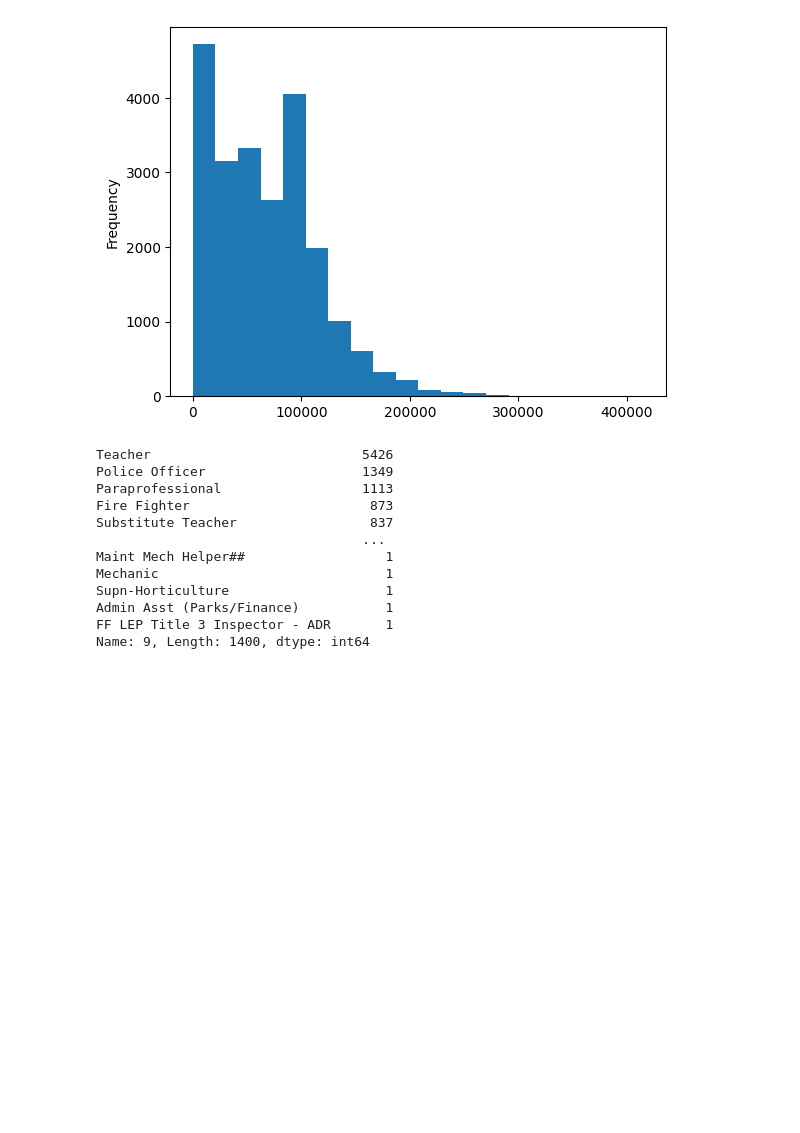
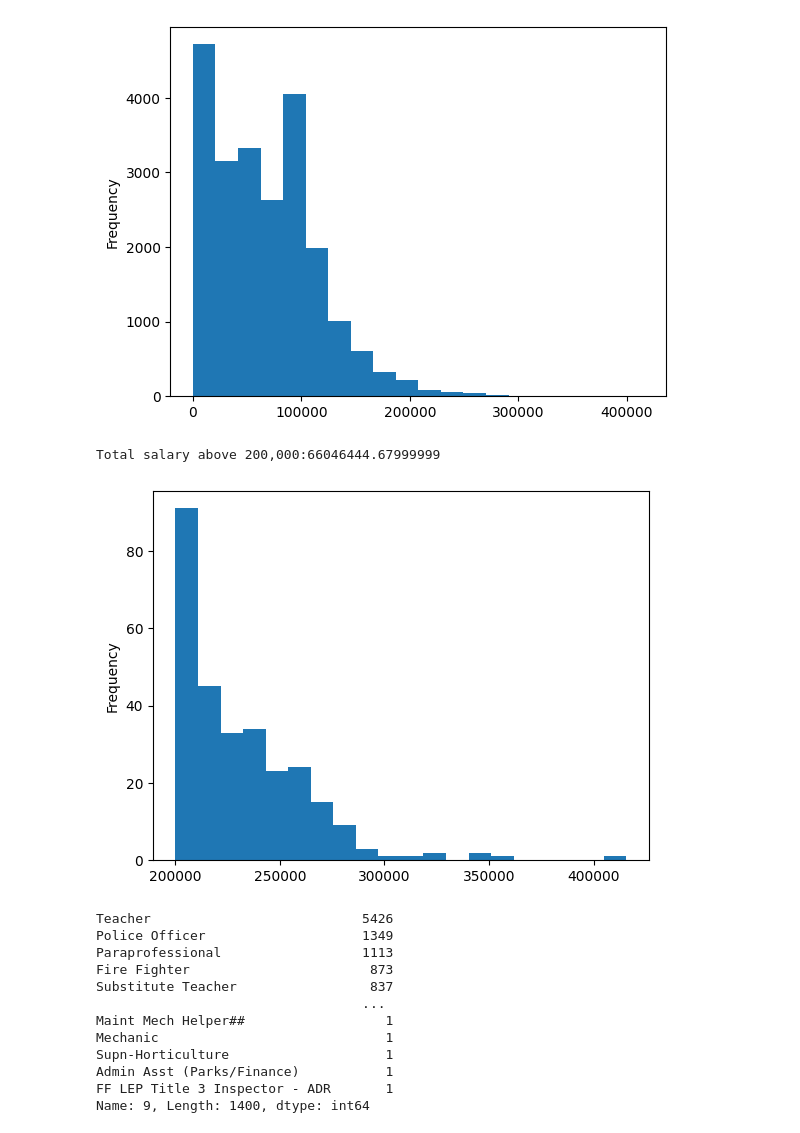
Before and after one commit to johntango/BostonCityD, a Jupyter notebook: boston.ipynb, the cells around one changed output. Cells and saved outputs as stored; diff of their text form; code cells hidden in the pictures; blank space fills up the shorter version.

```diff
--- a/boston.ipynb
+++ b/boston.ipynb
@@ -61,6 +48,14 @@ print("Total salary:"+  str(salary.sum()))
 # %% [output]
 Total salary:1487852768.79
 [figure]
+# %%
+# plot out salaries above 200,000 as a pandas histogram
+salary[salary > 200000].plot.hist(bins=20)
+# print total of all salaries above 200,000
+print("Total salary above 200,000:"+  str(salary[salary > 200000].sum()))
+# %% [output]
+Total salary above 200,000:66046444.67999999
+[figure, added]
 # %%
 # print out job categories and the number of employees in each category
 # convert the job category column to a string
```
Also changed, not shown: parts of 2 cells of this notebook, 4 other files.
